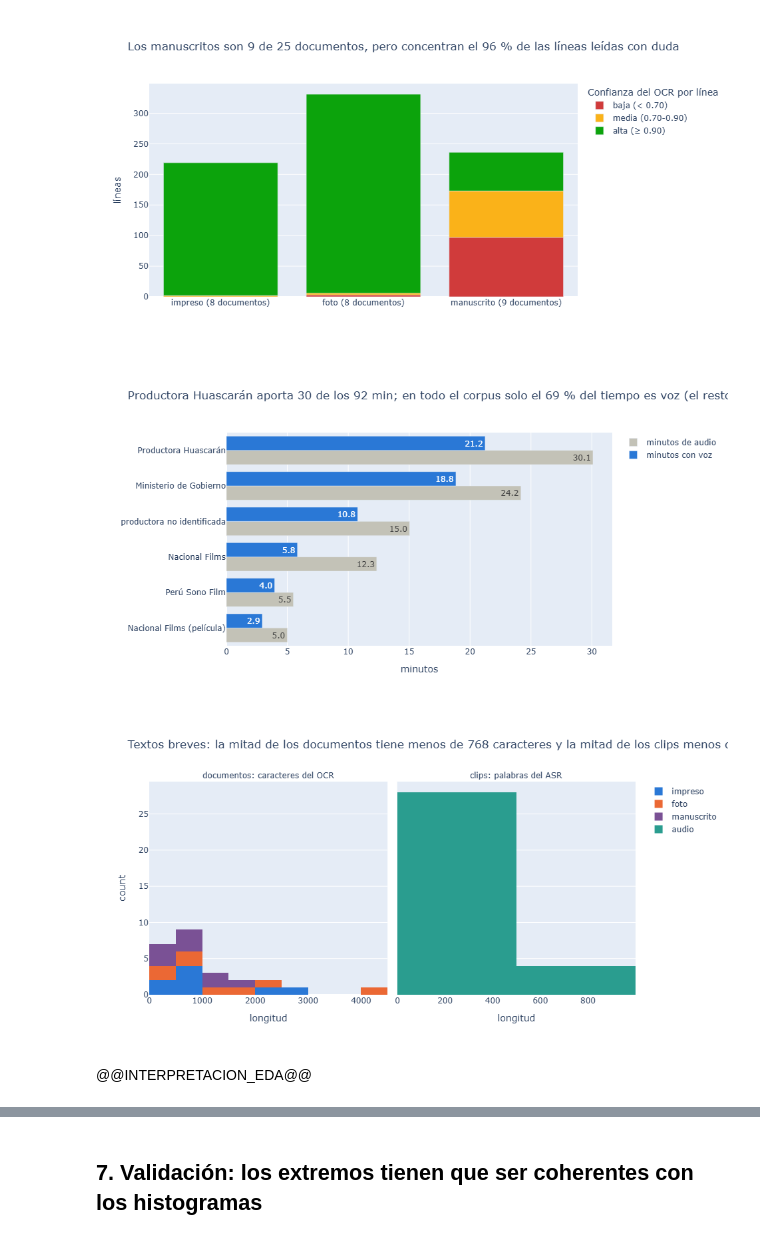
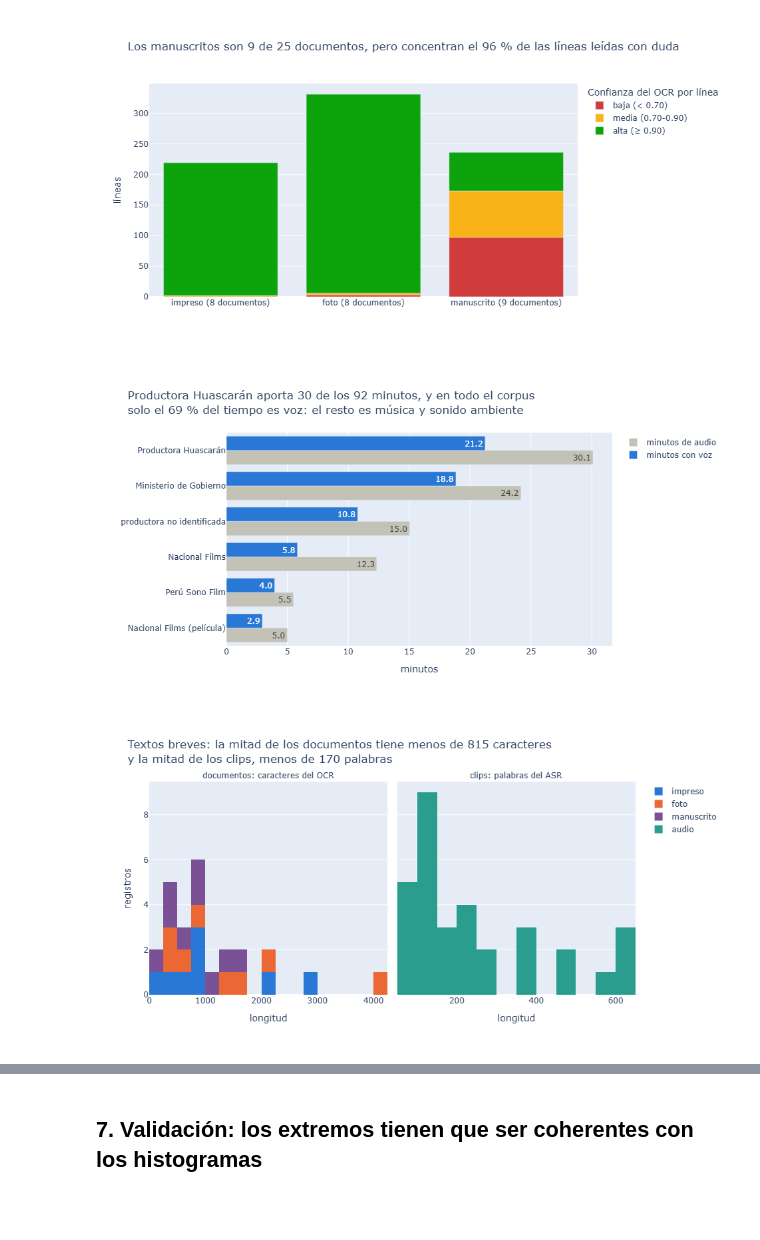
Before and after one commit to saffron29/tarea_2, a Jupyter notebook: tarea_2/01_extraccion.ipynb, the cells around one changed output, grey strips where cells are left out. Cells and saved outputs as stored; diff of their text form; code cells hidden in the pictures; blank space fills up the shorter version.

```diff
--- a/tarea_2/01_extraccion.ipynb
+++ b/tarea_2/01_extraccion.ipynb
@@ -677,31 +691,32 @@ pct_voz = 100 * clips["segundos_voz"].sum() / clips["duracion_seg"].sum()
 
 fig = px.bar(largo, y="productora", x="minutos", color="medida", barmode="group", orientation="h", text_auto=".1f",
              color_discrete_map={"minutos de audio": "#c3c2b7", "minutos con voz": "#2a78d6"},
-             title=f"{lider['productora']} aporta {lider['minutos de audio']:.0f} de los {clips['duracion_seg'].sum() / 60:.0f} min; "
-                   f"en todo el corpus solo el {pct_voz:.0f} % del tiempo es voz (el resto, música y ambiente)",
+             title=f"{lider['productora']} aporta {lider['minutos de audio']:.0f} de los {clips['duracion_seg'].sum() / 60:.0f} minutos, "
+                   f"y en todo el corpus<br>solo el {pct_voz:.0f} % del tiempo es voz: el resto es música y sonido ambiente",
              labels={"productora": ""})
 fig.update_layout(legend_title_text=None)
 fig.show()
 # %% [output]
-[figure, old version]
+[figure, new version]
 # %%
 # 6.3 ¿Qué tan largos son los textos extraídos?
 longitudes = pd.concat([
     pd.DataFrame({"medida": "documentos: caracteres del OCR", "valor": catalogo["texto_ocr"].str.len(), "tipo": catalogo["tipo"]}),
     pd.DataFrame({"medida": "clips: palabras del ASR", "valor": clips["texto_asr"].map(lambda t: len(re.sub(r"\[HABLANTE_\d+\]", " ", t).split())), "tipo": "audio"}),
 ], ignore_index=True)
 med_c = longitudes.loc[longitudes["medida"].str.startswith("documentos"), "valor"].median()
 med_p = longitudes.loc[longitudes["medida"].str.startswith("clips"), "valor"].median()
 
-fig = px.histogram(longitudes, x="valor", color="tipo", facet_col="medida", nbins=12,
+fig = px.histogram(longitudes, x="valor", color="tipo", facet_col="medida",
                    color_discrete_map={**COLORES, "audio": "#2a9d8f"},
-                   title=f"Textos breves: la mitad de los documentos tiene menos de {med_c:.0f} caracteres "
-                         f"y la mitad de los clips menos de {med_p:.0f} palabras",
+                   title=f"Textos breves: la mitad de los documentos tiene menos de {med_c:.0f} caracteres<br>"
+                         f"y la mitad de los clips, menos de {med_p:.0f} palabras",
                    labels={"valor": "longitud", "tipo": ""})
+# intervalos propios en cada panel: 250 caracteres para el OCR y 50 palabras para el ASR
+fig.for_each_trace(lambda t: t.update(bingroup=None, xbins=dict(start=0, size=50 if t.name == "audio" else 250)))
 fig.update_xaxes(matches=None, title_text="longitud")
+fig.update_yaxes(title_text="registros", col=1)
 fig.for_each_annotation(lambda a: a.update(text=a.text.split("=")[-1]))
 fig.show()
 # %% [output]
-[figure, old version]
+[figure, new version]
-# %% [markdown]
-@@INTERPRETACION_EDA@@
```
Also changed, not shown: parts of 11 cells of this notebook, 3 other files.
